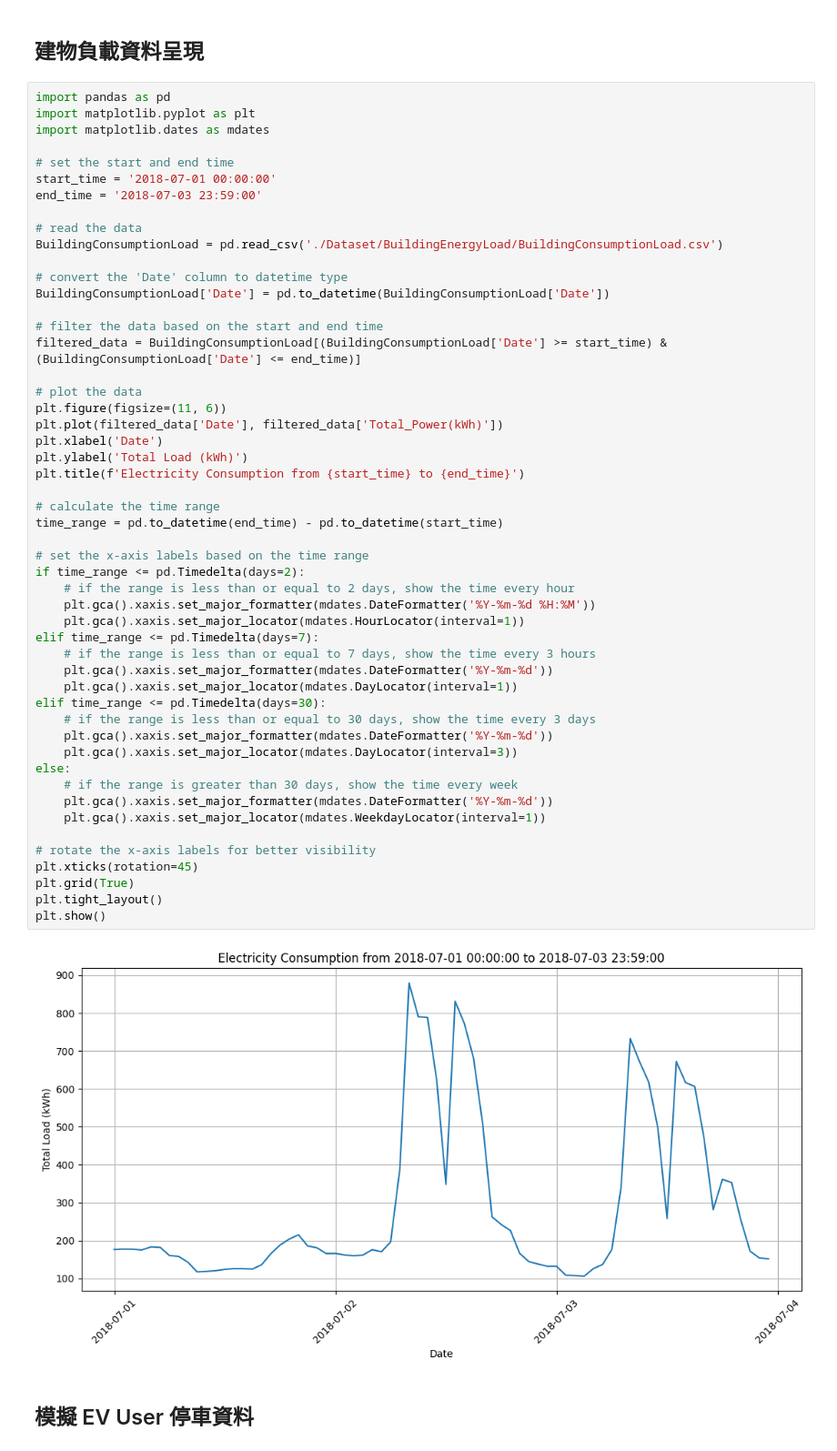
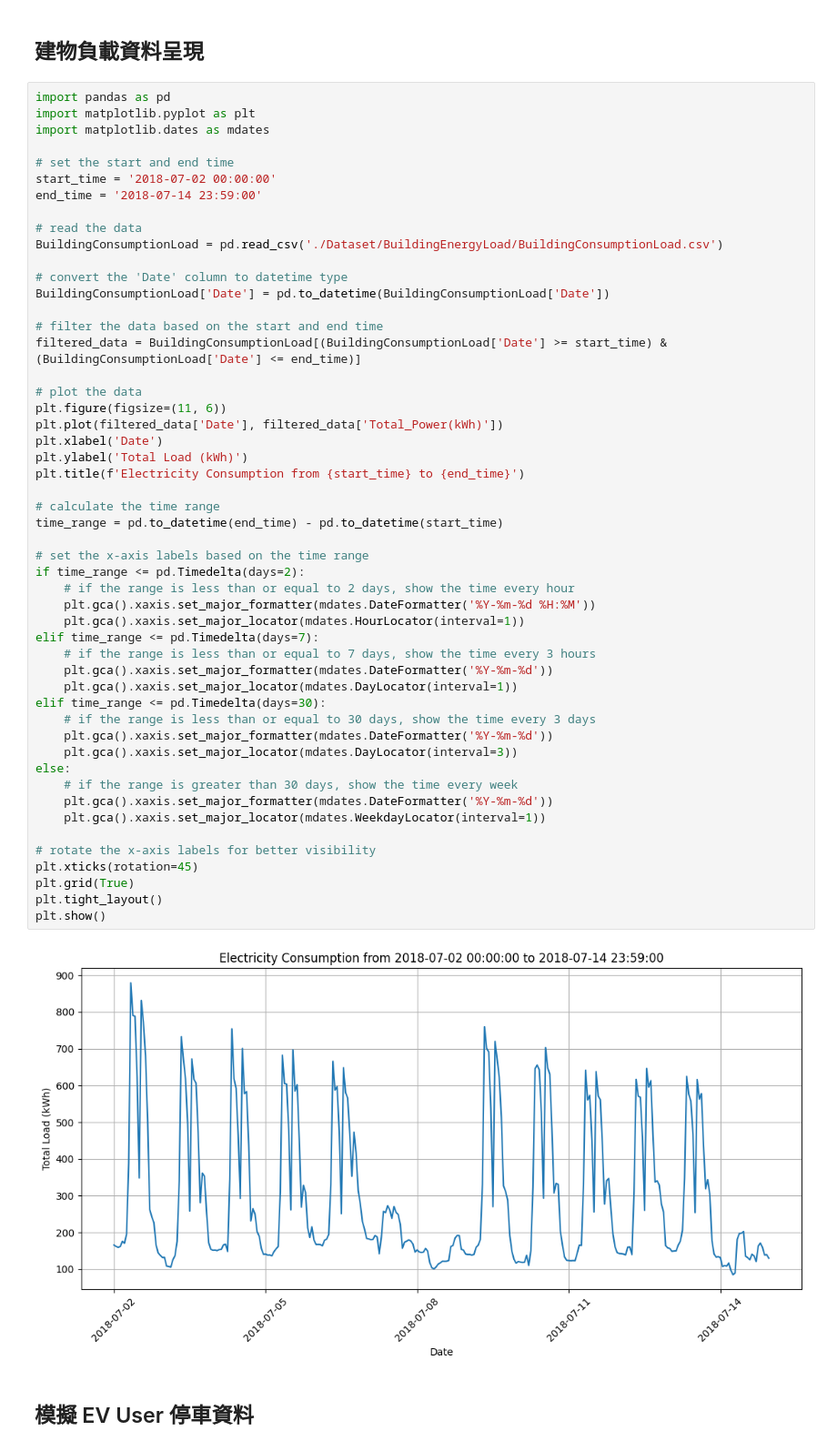
Before and after one commit to carlwang49/MY_WORK, a Jupyter notebook: DataPreprocessing.ipynb, the cells around one changed output. Shown at 91% size. Saved outputs shown, nothing was run; the diff lists cells and outputs as text.

```diff
--- a/DataPreprocessing.ipynb
+++ b/DataPreprocessing.ipynb
@@ -125,8 +125,8 @@ import matplotlib.pyplot as plt
 import matplotlib.dates as mdates
 
 # set the start and end time
-start_time = '2018-07-01 00:00:00'
-end_time = '2018-07-03 23:59:00'
+start_time = '2018-07-02 00:00:00'
+end_time = '2018-07-14 23:59:00'
 
 # read the data
 BuildingConsumptionLoad = pd.read_csv('./Dataset/BuildingEnergyLoad/BuildingConsumptionLoad.csv')
@@ -144,34 +144,34 @@ plt.xlabel('Date')
 plt.ylabel('Total Load (kWh)')
 plt.title(f'Electricity Consumption from {start_time} to {end_time}')
 
 # calculate the time range
 time_range = pd.to_datetime(end_time) - pd.to_datetime(start_time)
 
 # set the x-axis labels based on the time range
 if time_range <= pd.Timedelta(days=2):
     # if the range is less than or equal to 2 days, show the time every hour
     plt.gca().xaxis.set_major_formatter(mdates.DateFormatter('%Y-%m-%d %H:%M'))
     plt.gca().xaxis.set_major_locator(mdates.HourLocator(interval=1))
 elif time_range <= pd.Timedelta(days=7):
     # if the range is less than or equal to 7 days, show the time every 3 hours
     plt.gca().xaxis.set_major_formatter(mdates.DateFormatter('%Y-%m-%d'))
     plt.gca().xaxis.set_major_locator(mdates.DayLocator(interval=1))
 elif time_range <= pd.Timedelta(days=30):
     # if the range is less than or equal to 30 days, show the time every 3 days
     plt.gca().xaxis.set_major_formatter(mdates.DateFormatter('%Y-%m-%d'))
     plt.gca().xaxis.set_major_locator(mdates.DayLocator(interval=3))
 else:
     # if the range is greater than 30 days, show the time every week
     plt.gca().xaxis.set_major_formatter(mdates.DateFormatter('%Y-%m-%d'))
     plt.gca().xaxis.set_major_locator(mdates.WeekdayLocator(interval=1))
 
 # rotate the x-axis labels for better visibility
 plt.xticks(rotation=45)
 plt.grid(True)
 plt.tight_layout()
 plt.show()
 # %% [output]
-[figure, old version]
+[figure, new version]
 # %% [markdown]
 ## 模擬 EV User 停車資料
 # %%
```
Also changed, not shown: 6 other files.
